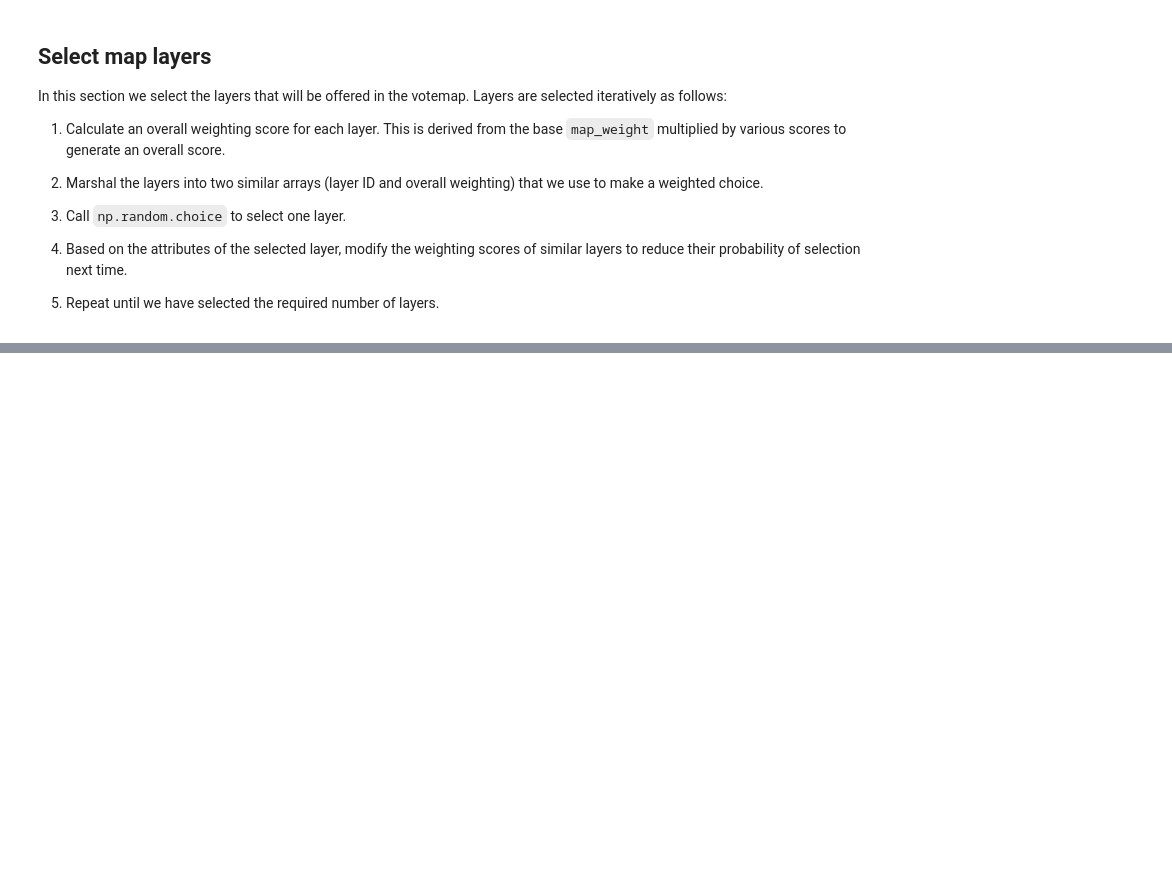
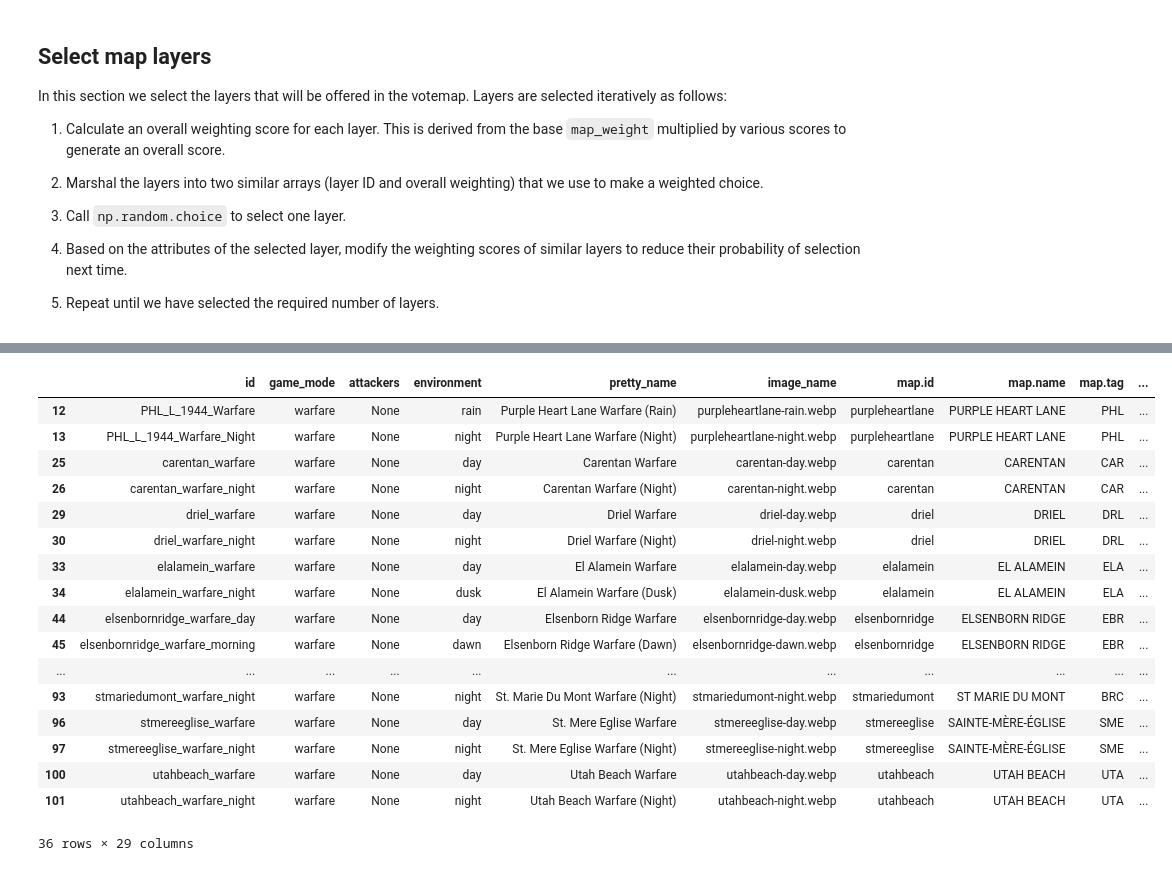
Before and after one commit to bwcc-clan/polebot, a Jupyter notebook: play/algorithm_investigations.ipynb, the cells around one changed output, grey strips where cells are left out. Cells and saved outputs as stored; diff of their text form; code cells hidden in the pictures; blank space fills up the shorter version.

```diff
--- a/play/algorithm_investigations.ipynb
+++ b/play/algorithm_investigations.ipynb
@@ -357,0 +418,21 @@ df_selected
+# %%
+df
+# %% [output]
+|  | id | game_mode | attackers | environment | pretty_name | image_name | map.id | map.name | map.tag | ... |
+| 12 | PHL_L_1944_Warfare | warfare | None | rain | Purple Heart Lane Warfare (Rain) | purpleheartlane-rain.webp | purpleheartlane | PURPLE HEART LANE | PHL | ... |
+| 13 | PHL_L_1944_Warfare_Night | warfare | None | night | Purple Heart Lane Warfare (Night) | purpleheartlane-night.webp | purpleheartlane | PURPLE HEART LANE | PHL | ... |
+| 25 | carentan_warfare | warfare | None | day | Carentan Warfare | carentan-day.webp | carentan | CARENTAN | CAR | ... |
+| 26 | carentan_warfare_night | warfare | None | night | Carentan Warfare (Night) | carentan-night.webp | carentan | CARENTAN | CAR | ... |
+| 29 | driel_warfare | warfare | None | day | Driel Warfare | driel-day.webp | driel | DRIEL | DRL | ... |
+| 30 | driel_warfare_night | warfare | None | night | Driel Warfare (Night) | driel-night.webp | driel | DRIEL | DRL | ... |
+| 33 | elalamein_warfare | warfare | None | day | El Alamein Warfare | elalamein-day.webp | elalamein | EL ALAMEIN | ELA | ... |
+| 34 | elalamein_warfare_night | warfare | None | dusk | El Alamein Warfare (Dusk) | elalamein-dusk.webp | elalamein | EL ALAMEIN | ELA | ... |
+| 44 | elsenbornridge_warfare_day | warfare | None | day | Elsenborn Ridge Warfare | elsenbornridge-day.webp | elsenbornridge | ELSENBORN RIDGE | EBR | ... |
+| 45 | elsenbornridge_warfare_morning | warfare | None | dawn | Elsenborn Ridge Warfare (Dawn) | elsenbornridge-dawn.webp | elsenbornridge | ELSENBORN RIDGE | EBR | ... |
+| ... | ... | ... | ... | ... | ... | ... | ... | ... | ... | ... |
+| 93 | stmariedumont_warfare_night | warfare | None | night | St. Marie Du Mont Warfare (Night) | stmariedumont-night.webp | stmariedumont | ST MARIE DU MONT | BRC | ... |
+| 96 | stmereeglise_warfare | warfare | None | day | St. Mere Eglise Warfare | stmereeglise-day.webp | stmereeglise | SAINTE-MÈRE-ÉGLISE | SME | ... |
+| 97 | stmereeglise_warfare_night | warfare | None | night | St. Mere Eglise Warfare (Night) | stmereeglise-night.webp | stmereeglise | SAINTE-MÈRE-ÉGLISE | SME | ... |
+| 100 | utahbeach_warfare | warfare | None | day | Utah Beach Warfare | utahbeach-day.webp | utahbeach | UTAH BEACH | UTA | ... |
+| 101 | utahbeach_warfare_night | warfare | None | night | Utah Beach Warfare (Night) | utahbeach-night.webp | utahbeach | UTAH BEACH | UTA | ... |
+36 rows × 29 columns
```
Also changed, not shown: parts of 1 cell of this notebook.
